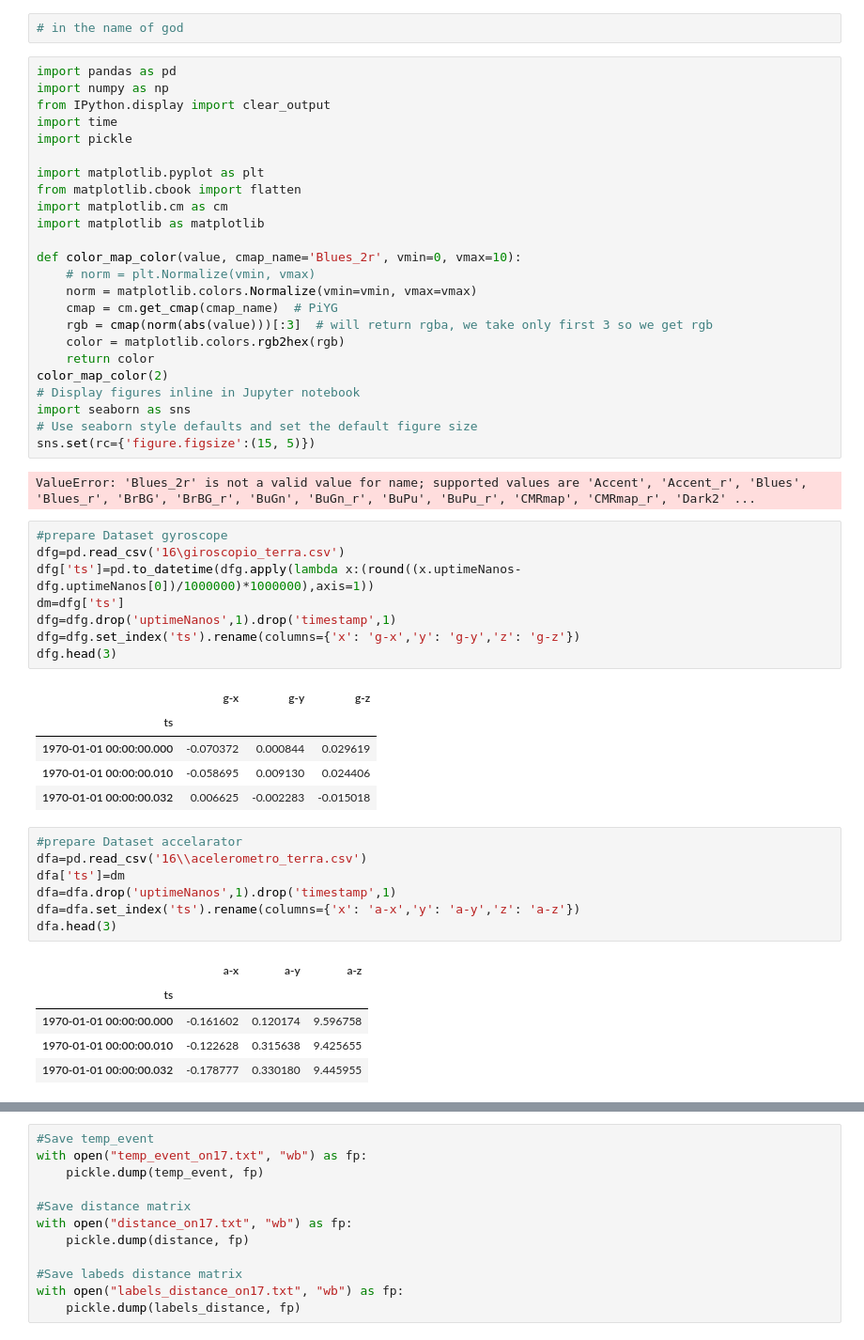
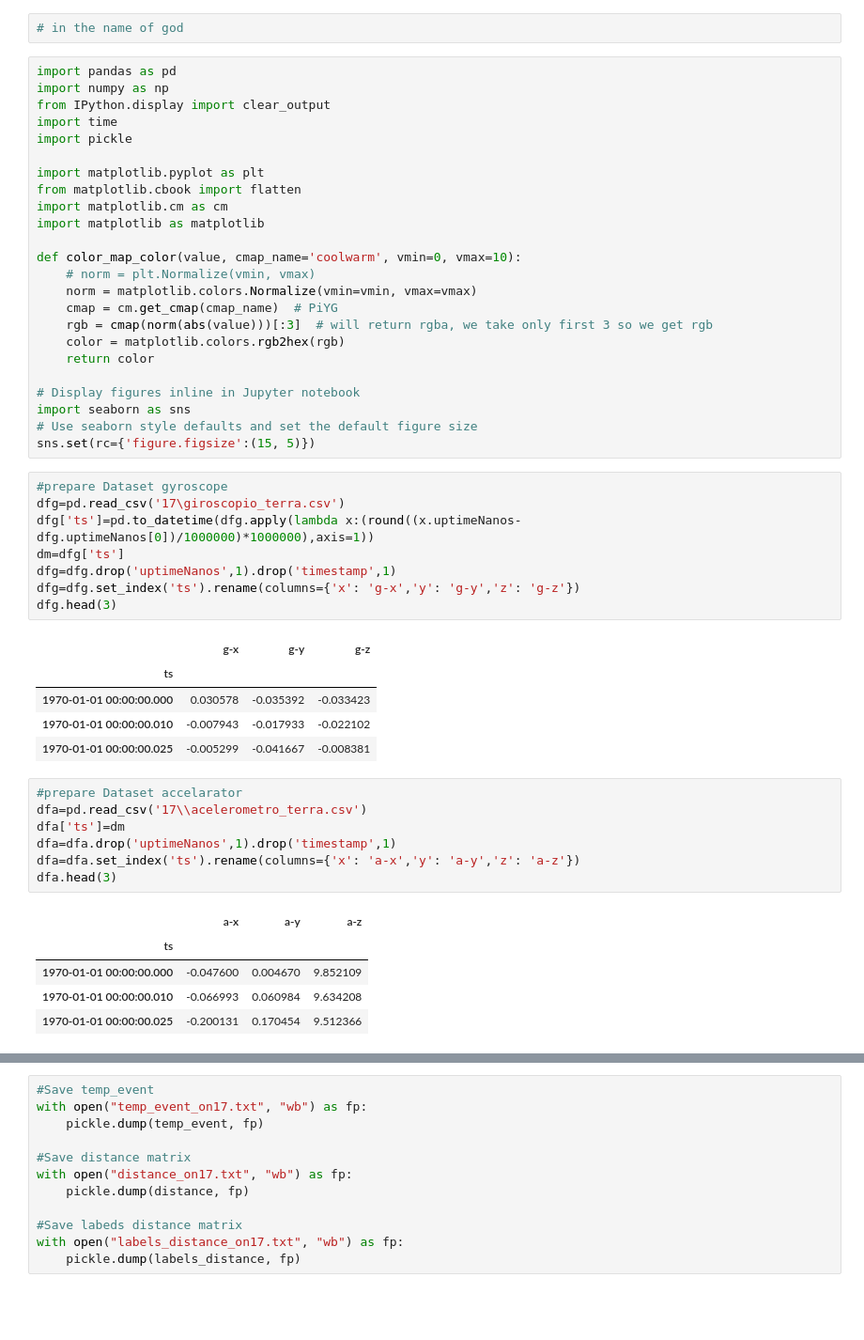
Before and after one commit to HosseinlGholami/BehavePart2, a Jupyter notebook: StepByStep-Algoritm_on17.ipynb, the cells around one changed output, grey strips where cells are left out. Shown: that part at 94% size. Saved outputs shown, nothing was run; the diff lists cells and outputs as text; blank space fills up the shorter version.

```diff
--- a/StepByStep-Algoritm_on17.ipynb
+++ b/StepByStep-Algoritm_on17.ipynb
@@ -12,37 +12,35 @@ from matplotlib.cbook import flatten
 import matplotlib.cm as cm
 import matplotlib as matplotlib
 
-def color_map_color(value, cmap_name='Blues_2r', vmin=0, vmax=10):
+def color_map_color(value, cmap_name='coolwarm', vmin=0, vmax=10):
     # norm = plt.Normalize(vmin, vmax)
     norm = matplotlib.colors.Normalize(vmin=vmin, vmax=vmax)
     cmap = cm.get_cmap(cmap_name)  # PiYG
     rgb = cmap(norm(abs(value)))[:3]  # will return rgba, we take only first 3 so we get rgb
     color = matplotlib.colors.rgb2hex(rgb)
     return color
-color_map_color(2)
+
 # Display figures inline in Jupyter notebook
 import seaborn as sns
 # Use seaborn style defaults and set the default figure size
 sns.set(rc={'figure.figsize':(15, 5)})
-# %% [output]
-ValueError: 'Blues_2r' is not a valid value for name; supported values are 'Accent', 'Accent_r', 'Blues', 'Blues_r', 'BrBG', 'BrBG_r', 'BuGn', 'BuGn_r', 'BuPu', 'BuPu_r', 'CMRmap', 'CMRmap_r', 'Dark2' ...
 # %%
 #prepare Dataset gyroscope
-dfg=pd.read_csv('16\giroscopio_terra.csv')
+dfg=pd.read_csv('17\giroscopio_terra.csv')
 dfg['ts']=pd.to_datetime(dfg.apply(lambda x:(round((x.uptimeNanos-dfg.uptimeNanos[0])/1000000)*1000000),axis=1))
 dm=dfg['ts']
 dfg=dfg.drop('uptimeNanos',1).drop('timestamp',1)
 dfg=dfg.set_index('ts').rename(columns={'x': 'g-x','y': 'g-y','z': 'g-z'})
 dfg.head(3)
 # %% [output]
 |  | g-x | g-y | g-z |
 | ts |  |  |  |
-| 1970-01-01 00:00:00.000 | -0.070372 | 0.000844 | 0.029619 |
-| 1970-01-01 00:00:00.010 | -0.058695 | 0.009130 | 0.024406 |
-| 1970-01-01 00:00:00.032 | 0.006625 | -0.002283 | -0.015018 |
+| 1970-01-01 00:00:00.000 | 0.030578 | -0.035392 | -0.033423 |
+| 1970-01-01 00:00:00.010 | -0.007943 | -0.017933 | -0.022102 |
+| 1970-01-01 00:00:00.025 | -0.005299 | -0.041667 | -0.008381 |
 # %%
 #prepare Dataset accelarator
-dfa=pd.read_csv('16\\acelerometro_terra.csv')
+dfa=pd.read_csv('17\\acelerometro_terra.csv')
 dfa['ts']=dm
 dfa=dfa.drop('uptimeNanos',1).drop('timestamp',1)
 dfa=dfa.set_index('ts').rename(columns={'x': 'a-x','y': 'a-y','z': 'a-z'})
@@ -50,9 +48,9 @@ dfa.head(3)
 # %% [output]
 |  | a-x | a-y | a-z |
 | ts |  |  |  |
-| 1970-01-01 00:00:00.000 | -0.161602 | 0.120174 | 9.596758 |
-| 1970-01-01 00:00:00.010 | -0.122628 | 0.315638 | 9.425655 |
-| 1970-01-01 00:00:00.032 | -0.178777 | 0.330180 | 9.445955 |
+| 1970-01-01 00:00:00.000 | -0.047600 | 0.004670 | 9.852109 |
+| 1970-01-01 00:00:00.010 | -0.066993 | 0.060984 | 9.634208 |
+| 1970-01-01 00:00:00.025 | -0.200131 | 0.170454 | 9.512366 |
 # %%
 df = pd.concat([dfa, dfg], axis=1, join='outer')
 df.plot(marker='.', alpha=0.5, linestyle='None', figsize=(11, 9), subplots=True)
```
Also changed, not shown: parts of 30 cells of this notebook, 12 other files.
